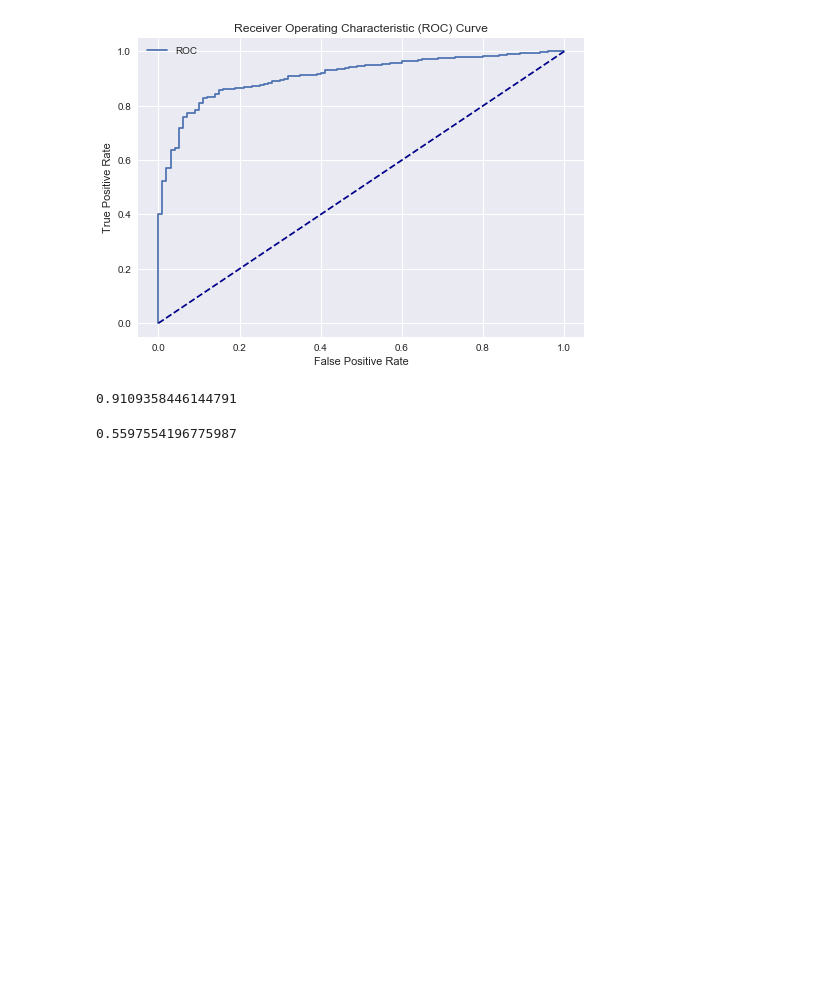
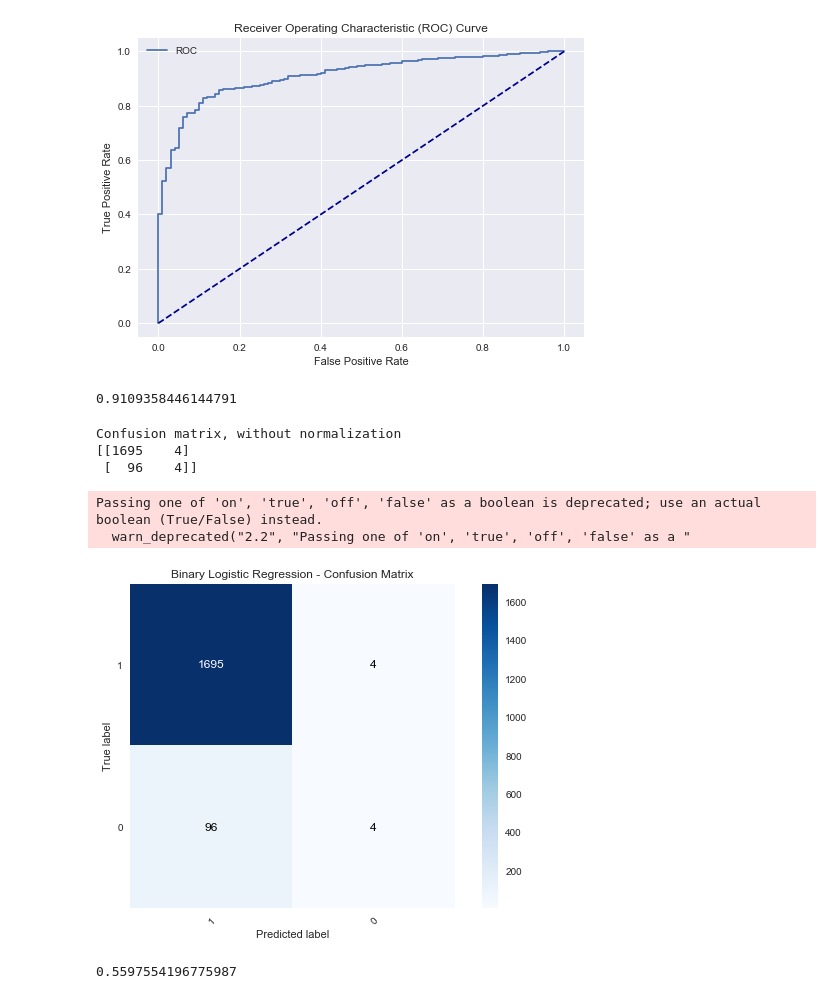
Before and after one commit to carlosbrown2/Springboard, a Jupyter notebook: Capstone Project 1/Capstone Project 1.ipynb, the cells around one changed output. Cells and saved outputs as stored; diff of their text form; code cells hidden in the pictures; blank space fills up the shorter version.

```diff
--- a/Capstone Project 1/Capstone Project 1.ipynb
+++ b/Capstone Project 1/Capstone Project 1.ipynb
@@ -868,6 +936,7 @@ pipeline = Pipeline(steps)
 grid_logit_2 = GridSearchCV(pipeline, params, cv=5)
 grid_logit_2.fit(Xtrain,ytrain)
 ypred_proba = grid_logit_2.predict_proba(Xtest)
+ypred = grid_logit_2.predict(Xtest)
 # %% [markdown]
 Our mean accuracy drastically improved with the binary problem. We can confidently predict whether a bridge will pass or fail inspection.
 # %%
@@ -891,6 +960,20 @@ plot_roc_curve(fpr, tpr)
 auc_logit
 # %% [output]
 0.9109358446144791
+# %%
+classes = data['bridge_class2'].unique().astype(int)
+plot_confusion_matrix(ytest, ypred, classes,
+                          normalize=False,
+                          title='Binary Logistic Regression - Confusion Matrix',
+                          cmap=plt.cm.Blues)
+plt.savefig('/Users/carlosbrown/Documents/Springboard/Figures/2classconfusion.png',format='png')
+# %% [output]
+Confusion matrix, without normalization
+[[1695    4]
+ [  96    4]]
+Passing one of 'on', 'true', 'off', 'false' as a boolean is deprecated; use an actual boolean (True/False) instead.
+  warn_deprecated("2.2", "Passing one of 'on', 'true', 'off', 'false' as a "
+[figure, added]
 # %%
 steps = [('scaler', QuantileTransformer(output_distribution='normal')),('Logit', LogisticRegression(multi_class='ovr',solver='newton-cg'))]
 C_range = [0.5,0.75,1,1.5,10,100,1000]
```
Also changed, not shown: parts of 35 cells of this notebook.
